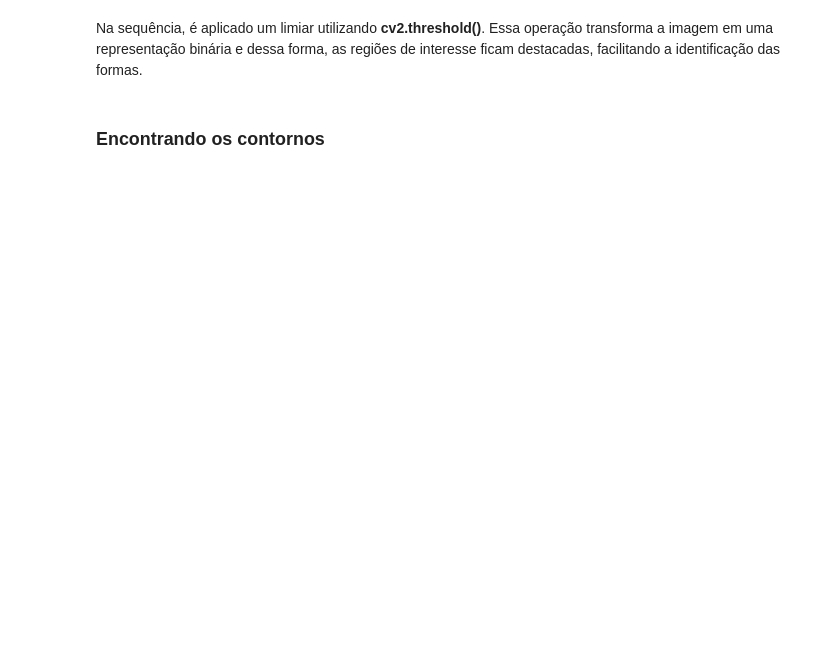
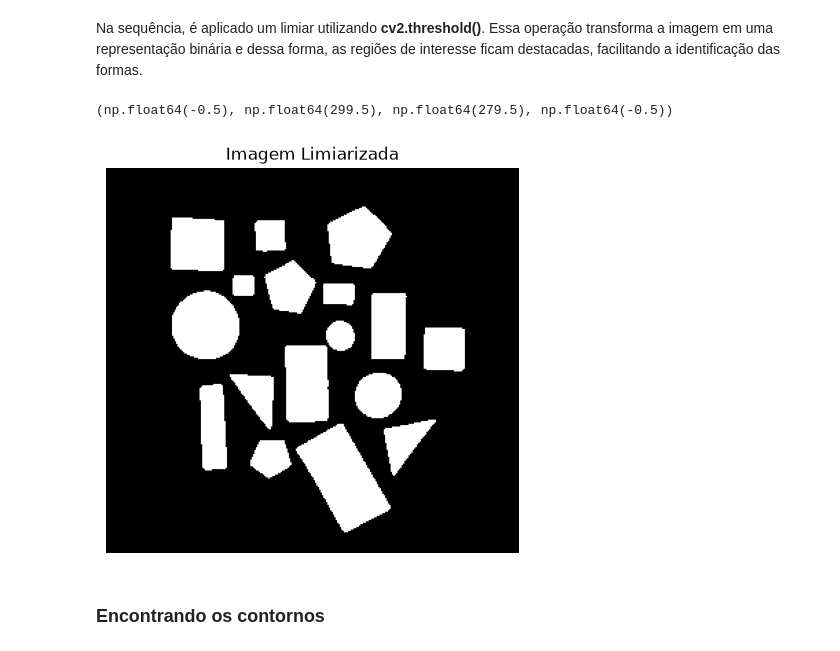
Before and after one commit to gab-rielly/vision-studies, a Jupyter notebook: shape detection.ipynb, the cells around one changed output. Drawn from its saved outputs; the diff is of its cells as text; code cells hidden in the pictures; blank space fills up the shorter version.

```diff
--- a/shape detection.ipynb
+++ b/shape detection.ipynb
@@ -94,6 +130,14 @@ gaussian = cv2.GaussianBlur(gray, (5,5),0)
 Na sequência, é aplicado um limiar utilizando **cv2.threshold()**. Essa operação transforma a imagem em uma representação binária e dessa forma, as regiões de interesse ficam destacadas, facilitando a identificação das formas.
 # %%
 ret, threshold = cv2.threshold(gaussian, 60, 255, cv2.THRESH_BINARY)
+
+fig, (ax0) = plt.subplots(1, 1, figsize=(10, 5))
+ax0.imshow(threshold, cmap= 'gray')
+ax0.set_title("Imagem Limiarizada")
+ax0.axis("off")
+# %% [output]
+(np.float64(-0.5), np.float64(299.5), np.float64(279.5), np.float64(-0.5))
+[figure, added]
 # %% [markdown]
 ### **Encontrando os contornos**
 # %% [markdown]
```
Also changed, not shown: parts of 15 cells of this notebook, 1 other file.
